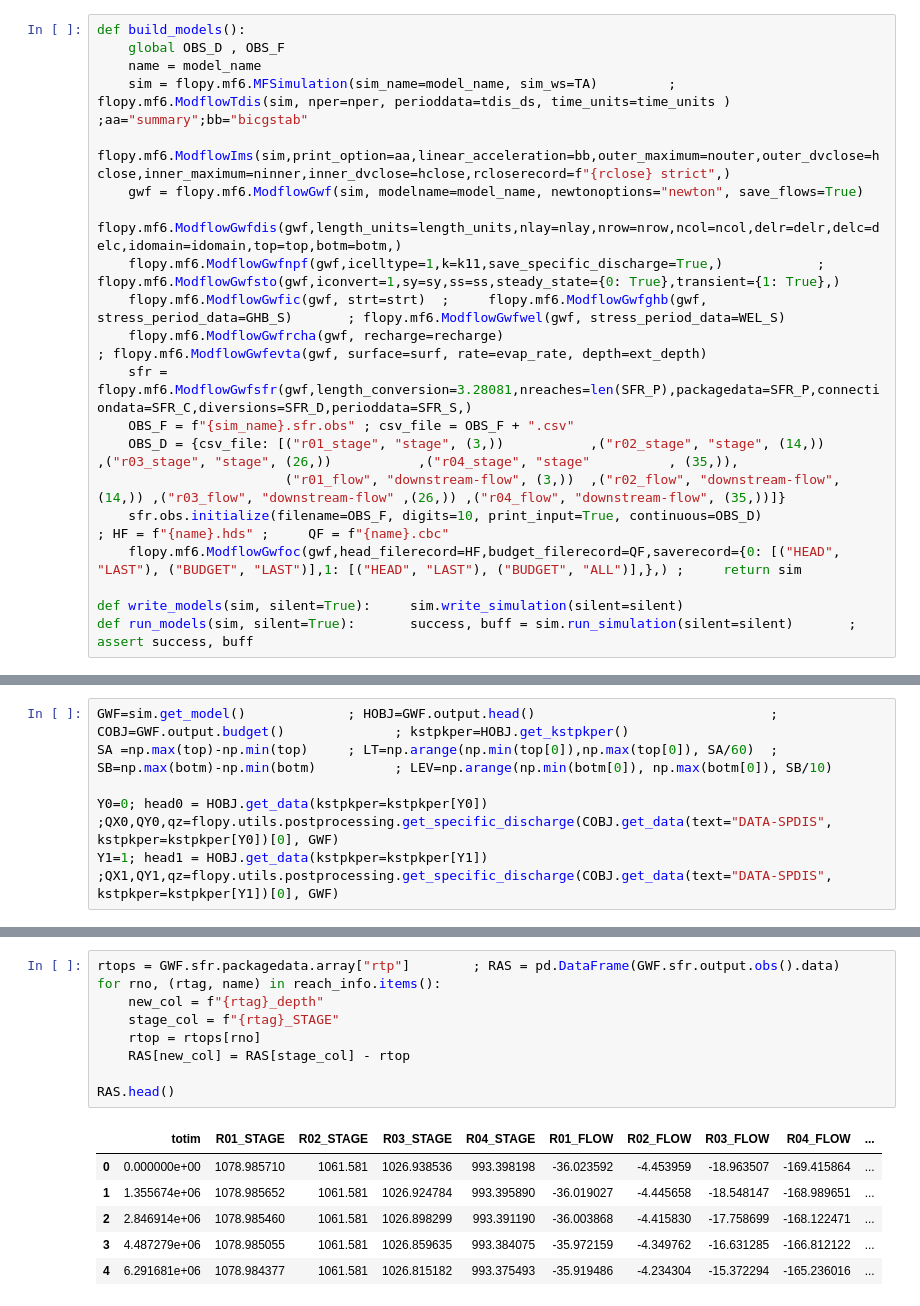
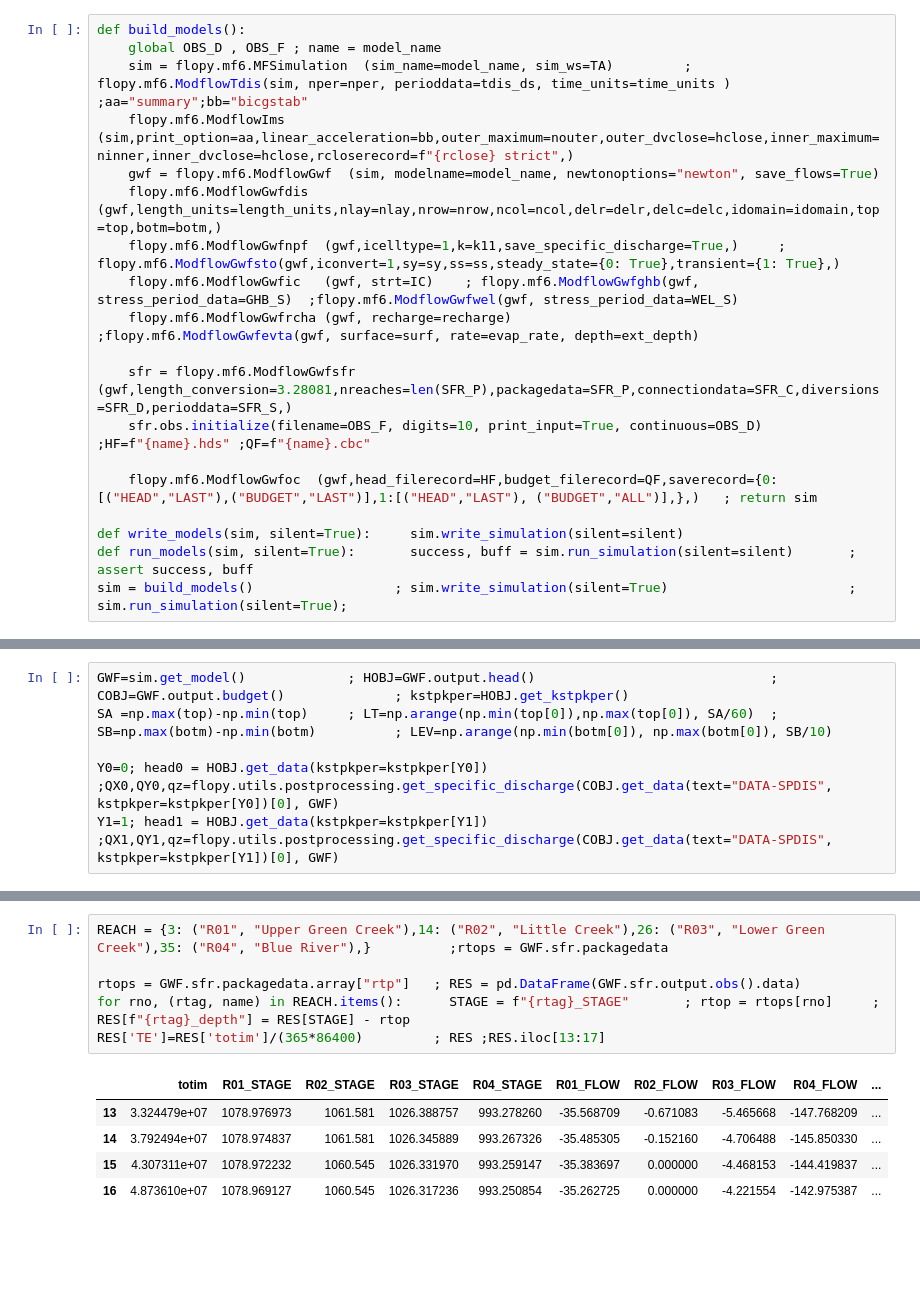
Before and after one commit to grossiRM/Beta-Me, a Jupyter notebook: MF6/11_ex-gwf-sfr-p01_c_API.ipynb, the cells around one changed output, grey strips where cells are left out. Drawn from its saved outputs; the diff is of its cells as text; blank space fills up the shorter version.

```diff
--- a/MF6/11_ex-gwf-sfr-p01_c_API.ipynb
+++ b/MF6/11_ex-gwf-sfr-p01_c_API.ipynb
@@ -24,20 +26,19 @@ df    = pd.read_csv(REF1/'Beta'/"Bxls_sfr_P.csv", header=None).dropna(how='all')
 # %%
 def build_models():
-    global OBS_D , OBS_F
-    name = model_name
-    sim = flopy.mf6.MFSimulation(sim_name=model_name, sim_ws=TA)         ; flopy.mf6.ModflowTdis(sim, nper=nper, perioddata=tdis_ds, time_units=time_units ) ;aa="summary";bb="bicgstab"
-    flopy.mf6.ModflowIms(sim,print_option=aa,linear_acceleration=bb,outer_maximum=nouter,outer_dvclose=hclose,inner_maximum=ninner,inner_dvclose=hclose,rcloserecord=f"{rclose} strict",)
-    gwf = flopy.mf6.ModflowGwf(sim, modelname=model_name, newtonoptions="newton", save_flows=True)
-    flopy.mf6.ModflowGwfdis(gwf,length_units=length_units,nlay=nlay,nrow=nrow,ncol=ncol,delr=delr,delc=delc,idomain=idomain,top=top,botm=botm,)
-    flopy.mf6.ModflowGwfnpf(gwf,icelltype=1,k=k11,save_specific_discharge=True,)            ; flopy.mf6.ModflowGwfsto(gwf,iconvert=1,sy=sy,ss=ss,steady_state={0: True},transient={1: True},)
-    flopy.mf6.ModflowGwfic(gwf, strt=strt)  ;     flopy.mf6.ModflowGwfghb(gwf, stress_period_data=GHB_S)       ; flopy.mf6.ModflowGwfwel(gwf, stress_period_data=WEL_S)
-    flopy.mf6.ModflowGwfrcha(gwf, recharge=recharge)                                                           ; flopy.mf6.ModflowGwfevta(gwf, surface=surf, rate=evap_rate, depth=ext_depth)
-    sfr = flopy.mf6.ModflowGwfsfr(gwf,length_conversion=3.28081,nreaches=len(SFR_P),packagedata=SFR_P,connectiondata=SFR_C,diversions=SFR_D,perioddata=SFR_S,)
-    OBS_F = f"{sim_name}.sfr.obs" ; csv_file = OBS_F + ".csv"
-    OBS_D = {csv_file: [("r01_stage", "stage", (3,))           ,("r02_stage", "stage", (14,))           ,("r03_stage", "stage", (26,))           ,("r04_stage", "stage"          , (35,)),
-                        ("r01_flow", "downstream-flow", (3,))  ,("r02_flow", "downstream-flow", (14,)) ,("r03_flow", "downstream-flow" ,(26,)) ,("r04_flow", "downstream-flow", (35,))]}
-    sfr.obs.initialize(filename=OBS_F, digits=10, print_input=True, continuous=OBS_D)                ; HF = f"{name}.hds" ;     QF = f"{name}.cbc"
-    flopy.mf6.ModflowGwfoc(gwf,head_filerecord=HF,budget_filerecord=QF,saverecord={0: [("HEAD", "LAST"), ("BUDGET", "LAST")],1: [("HEAD", "LAST"), ("BUDGET", "ALL")],},) ;     return sim
+    global OBS_D , OBS_F ; name = model_name
+    sim = flopy.mf6.MFSimulation  (sim_name=model_name, sim_ws=TA)         ; flopy.mf6.ModflowTdis(sim, nper=nper, perioddata=tdis_ds, time_units=time_units ) ;aa="summary";bb="bicgstab"
+    flopy.mf6.ModflowIms (sim,print_option=aa,linear_acceleration=bb,outer_maximum=nouter,outer_dvclose=hclose,inner_maximum=ninner,inner_dvclose=hclose,rcloserecord=f"{rclose} strict",)
+    gwf = flopy.mf6.ModflowGwf  (sim, modelname=model_name, newtonoptions="newton", save_flows=True)
+    flopy.mf6.ModflowGwfdis  (gwf,length_units=length_units,nlay=nlay,nrow=nrow,ncol=ncol,delr=delr,delc=delc,idomain=idomain,top=top,botm=botm,)
+    flopy.mf6.ModflowGwfnpf  (gwf,icelltype=1,k=k11,save_specific_discharge=True,)     ; flopy.mf6.ModflowGwfsto(gwf,iconvert=1,sy=sy,ss=ss,steady_state={0: True},transient={1: True},)
+    flopy.mf6.ModflowGwfic   (gwf, strt=IC)    ; flopy.mf6.ModflowGwfghb(gwf, stress_period_data=GHB_S)  ;flopy.mf6.ModflowGwfwel(gwf, stress_period_data=WEL_S)
+    flopy.mf6.ModflowGwfrcha (gwf, recharge=recharge)                                                      ;flopy.mf6.ModflowGwfevta(gwf, surface=surf, rate=evap_rate, depth=ext_depth)
+
+    sfr = flopy.mf6.ModflowGwfsfr (gwf,length_conversion=3.28081,nreaches=len(SFR_P),packagedata=SFR_P,connectiondata=SFR_C,diversions=SFR_D,perioddata=SFR_S,)
+    sfr.obs.initialize(filename=OBS_F, digits=10, print_input=True, continuous=OBS_D)                                       ;HF=f"{name}.hds" ;QF=f"{name}.cbc"
+
+    flopy.mf6.ModflowGwfoc  (gwf,head_filerecord=HF,budget_filerecord=QF,saverecord={0:[("HEAD","LAST"),("BUDGET","LAST")],1:[("HEAD","LAST"), ("BUDGET","ALL")],},)   ; return sim
 
 def write_models(sim, silent=True):     sim.write_simulation(silent=silent)
-def run_models(sim, silent=True):       success, buff = sim.run_simulation(silent=silent)       ;     assert success, buff
+def run_models(sim, silent=True):       success, buff = sim.run_simulation(silent=silent)       ; assert success, buff
+sim = build_models()                  ; sim.write_simulation(silent=True)                       ; sim.run_simulation(silent=True);
@@ -113,18 +94,14 @@ n='n'                                                                          ;
 # %%
-rtops = GWF.sfr.packagedata.array["rtp"]        ; RAS = pd.DataFrame(GWF.sfr.output.obs().data)
-for rno, (rtag, name) in reach_info.items():
-    new_col = f"{rtag}_depth"
-    stage_col = f"{rtag}_STAGE"
-    rtop = rtops[rno]
-    RAS[new_col] = RAS[stage_col] - rtop
+REACH = {3: ("R01", "Upper Green Creek"),14: ("R02", "Little Creek"),26: ("R03", "Lower Green Creek"),35: ("R04", "Blue River"),}          ;rtops = GWF.sfr.packagedata
 
-RAS.head()
+rtops = GWF.sfr.packagedata.array["rtp"]   ; RES = pd.DataFrame(GWF.sfr.output.obs().data)
+for rno, (rtag, name) in REACH.items():      STAGE = f"{rtag}_STAGE"       ; rtop = rtops[rno]     ; RES[f"{rtag}_depth"] = RES[STAGE] - rtop
+RES['TE']=RES['totim']/(365*86400)         ; RES ;RES.iloc[13:17]
 # %% [output]
 |  | totim | R01_STAGE | R02_STAGE | R03_STAGE | R04_STAGE | R01_FLOW | R02_FLOW | R03_FLOW | R04_FLOW | ... |
-| 0 | 0.000000e+00 | 1078.985710 | 1061.581 | 1026.938536 | 993.398198 | -36.023592 | -4.453959 | -18.963507 | -169.415864 | ... |
-| 1 | 1.355674e+06 | 1078.985652 | 1061.581 | 1026.924784 | 993.395890 | -36.019027 | -4.445658 | -18.548147 | -168.989651 | ... |
-| 2 | 2.846914e+06 | 1078.985460 | 1061.581 | 1026.898299 | 993.391190 | -36.003868 | -4.415830 | -17.758699 | -168.122471 | ... |
-| 3 | 4.487279e+06 | 1078.985055 | 1061.581 | 1026.859635 | 993.384075 | -35.972159 | -4.349762 | -16.631285 | -166.812122 | ... |
-| 4 | 6.291681e+06 | 1078.984377 | 1061.581 | 1026.815182 | 993.375493 | -35.919486 | -4.234304 | -15.372294 | -165.236016 | ... |
+| 13 | 3.324479e+07 | 1078.976973 | 1061.581 | 1026.388757 | 993.278260 | -35.568709 | -0.671083 | -5.465668 | -147.768209 | ... |
+| 14 | 3.792494e+07 | 1078.974837 | 1061.581 | 1026.345889 | 993.267326 | -35.485305 | -0.152160 | -4.706488 | -145.850330 | ... |
+| 15 | 4.307311e+07 | 1078.972232 | 1060.545 | 1026.331970 | 993.259147 | -35.383697 | 0.000000 | -4.468153 | -144.419837 | ... |
+| 16 | 4.873610e+07 | 1078.969127 | 1060.545 | 1026.317236 | 993.250854 | -35.262725 | 0.000000 | -4.221554 | -142.975387 | ... |
 # %%
 THR = 0.43
```
Also changed, not shown: parts of 30 cells of this notebook, 3 other files.
